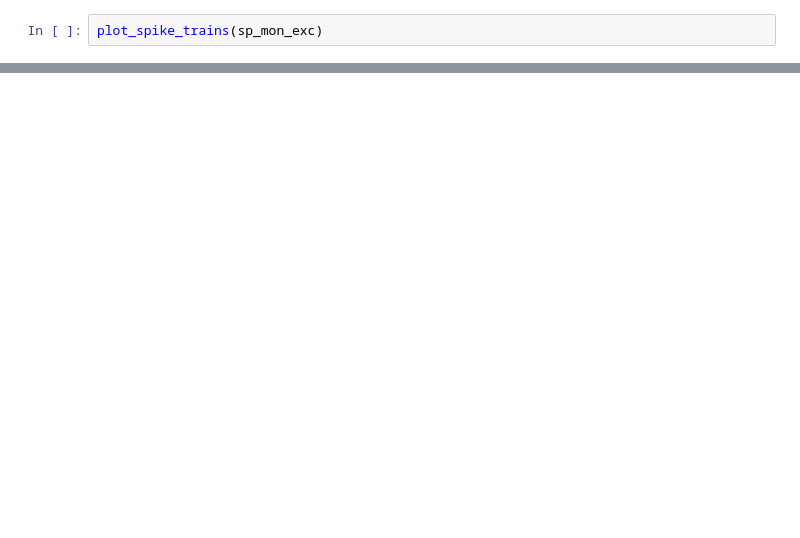
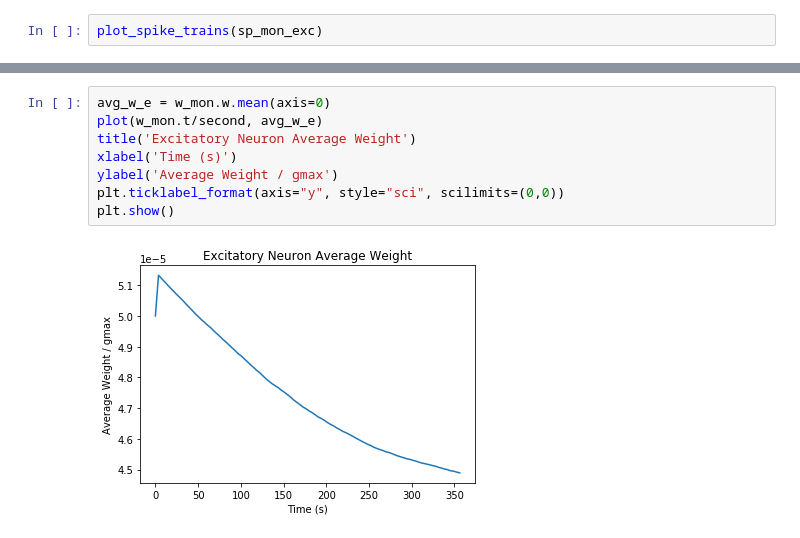
Before and after one commit to briardoty/ocker-stdp-motifs, a Jupyter notebook: brian2_playground.ipynb, the cells around one changed output, grey strips where cells are left out. Drawn from its saved outputs; the diff is of its cells as text; blank space fills up the shorter version.

```diff
--- a/brian2_playground.ipynb
+++ b/brian2_playground.ipynb
@@ -130,0 +269,10 @@ plot_spike_trains(sp_mon_exc)
+# %%
+avg_w_e = w_mon.w.mean(axis=0)
+plot(w_mon.t/second, avg_w_e)
+title('Excitatory Neuron Average Weight')
+xlabel('Time (s)')
+ylabel('Average Weight / gmax')
+plt.ticklabel_format(axis="y", style="sci", scilimits=(0,0))
+plt.show()
+# %% [output]
+[figure, added]
```
Also changed, not shown: parts of 5 cells of this notebook.
